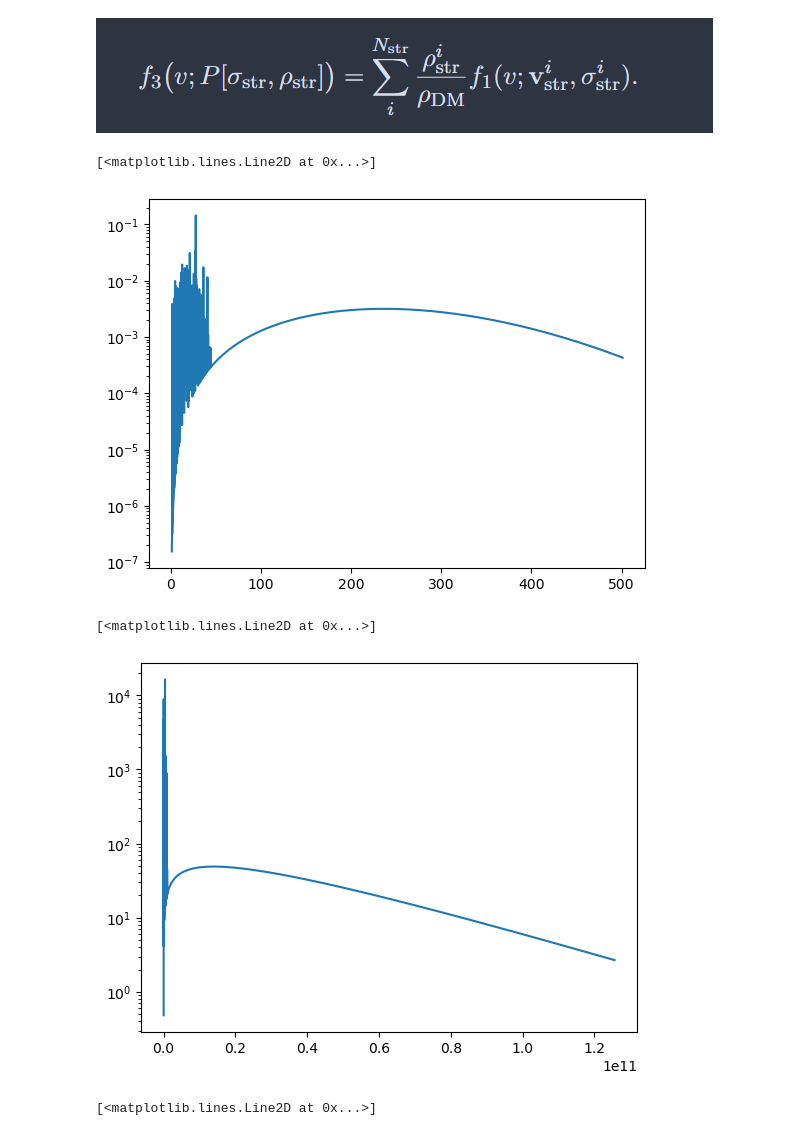
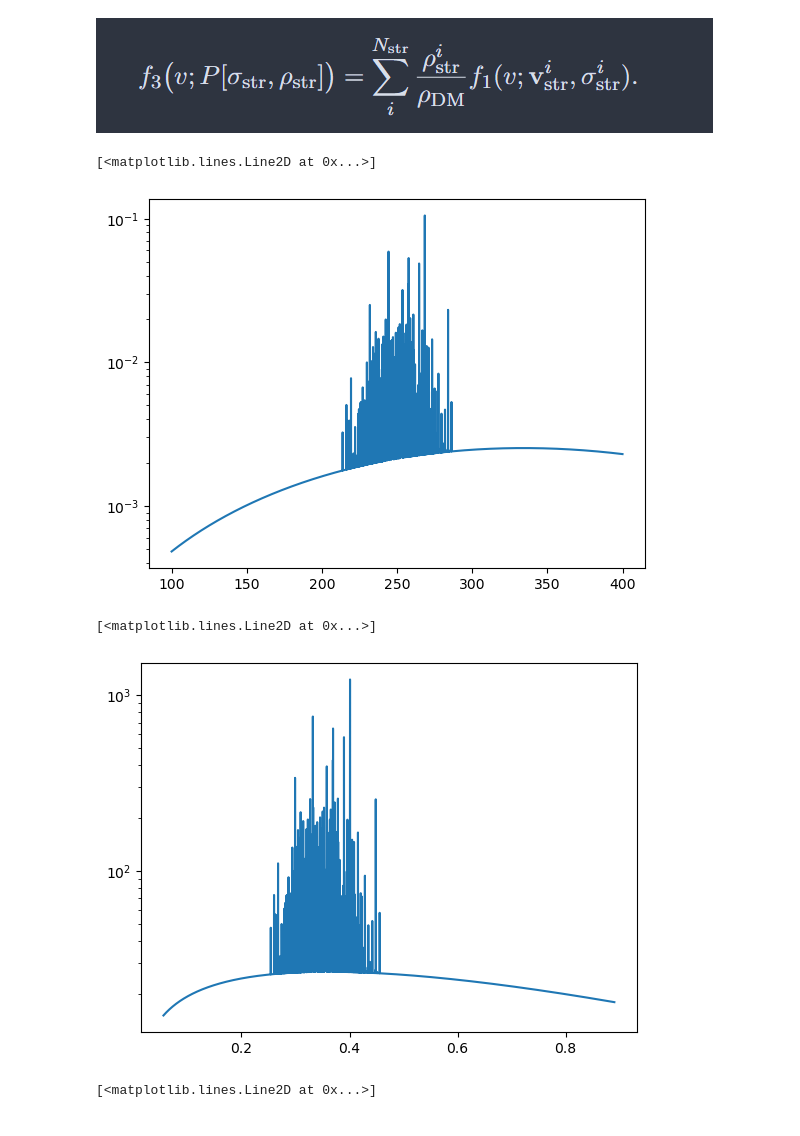
Before and after one commit to shauryagarg145/dark-matter-waves, a Jupyter notebook: modellingstreams.ipynb, the cells around one changed output. Cells and saved outputs as stored; diff of their text form; code cells hidden in the pictures.

```diff
--- a/modellingstreams.ipynb
+++ b/modellingstreams.ipynb
@@ -198,12 +198,13 @@ def get_density(str_num):
     # returns the optimum stream density to get
     return scipy.optimize.minimize(fun, x0 = 2.04e-3, bounds = [(7.7e-8, np.inf)], args=[str_num]).x[0]
 
-v_c = 1 # just set it to 1 cause v_c = 0 breaks the function
+v_c = np.array([[218, -119, 21]]) # just set it to 1 cause v_c = 0 breaks the function
+# 8th march
 
 num = 1000
 np.random.seed(0)
 vel = np.random.multivariate_normal((0, 0, 0), np.diag([167]*3), num)
-spd = speed(vel) + v_c
+spd = speed(vel + v_c)
 
 rho = []
 for str_num in range(1, num+1):
@@ -214,28 +215,28 @@ streams = np.column_stack([spd, rho])
 plt.clf()
 deltas = []
 sig = 0.01 # ask ciaran what do to about the dispersion velocities
-v = np.logspace(0, 2.7, 1000)
+v = np.linspace(100, 400, 5000)
 for v_e, p in streams:
     gauss = p * speedDistGaussian(v, sig, v_e)
     deltas.append(gauss)
 
 perturb = np.sum(deltas, axis = 0)
-total = speedDistGaussian(v, 167, v_c) * (1 - np.sum(rho)) + perturb
+total = speedDistGaussian(v, 167, speed(v_c)) * (1 - np.sum(rho)) + perturb
 
 plt.semilogy(v, total)
 # %% [output]
 [<matplotlib.lines.Line2D at 0x...>]
-[figure, old version]
+[figure, new version]
 # %%
 m_a = 1e-6 # in eV
 lineshape = np.pi * total / (m_a *v) # T -> infty
 
-w = (v*v + 2)*m_a / 2
+w = (v*v/con.c / con.c *1e6 + 2)*m_a / 2
 plt.clf()
 plt.semilogy((w/m_a - 1) * 1e6, lineshape)
 # %% [output]
 [<matplotlib.lines.Line2D at 0x...>]
-[figure, old version]
+[figure, new version]
 # %%
 # CONVERT IT FOR LOCAL SUN
 # %%
```
Also changed, not shown: parts of 13 cells of this notebook.
